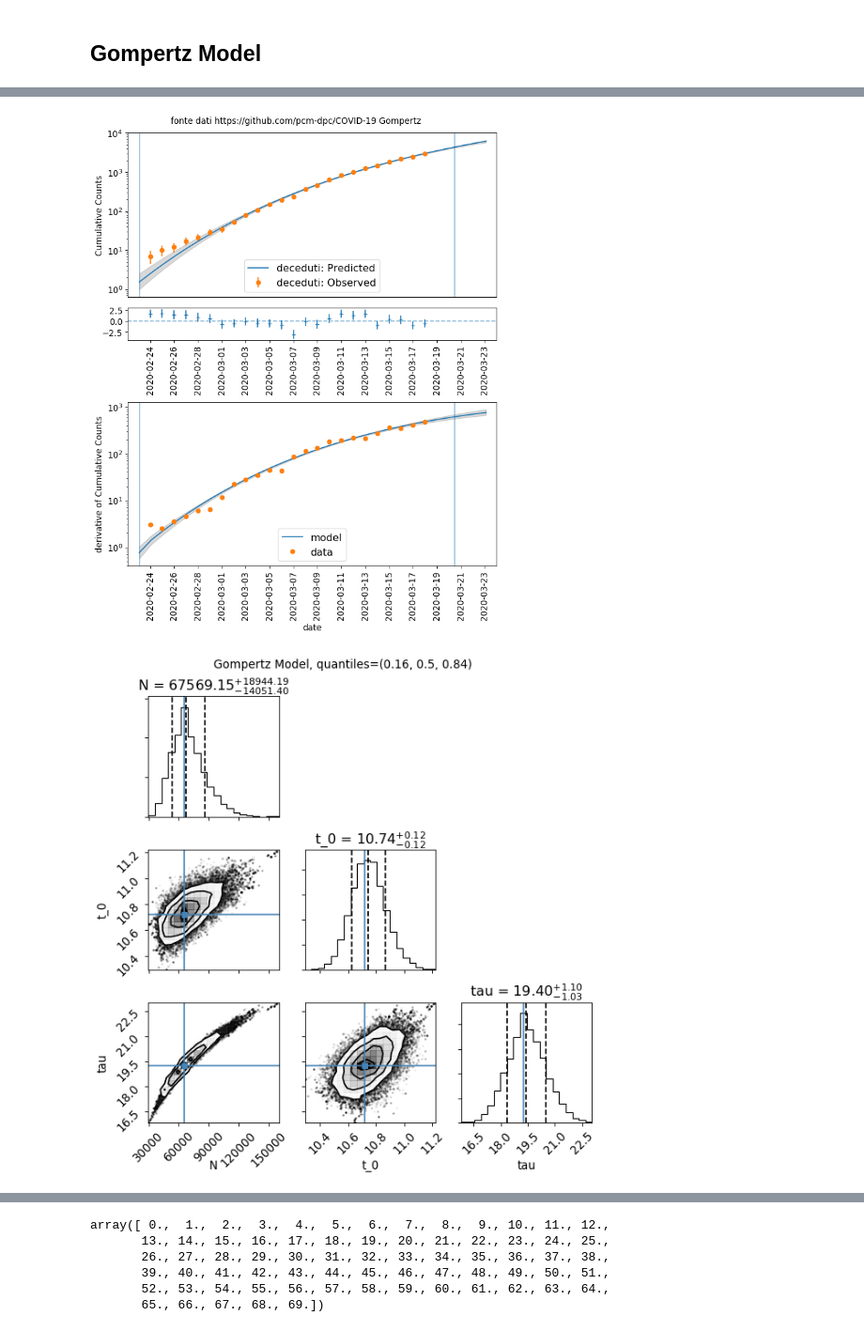
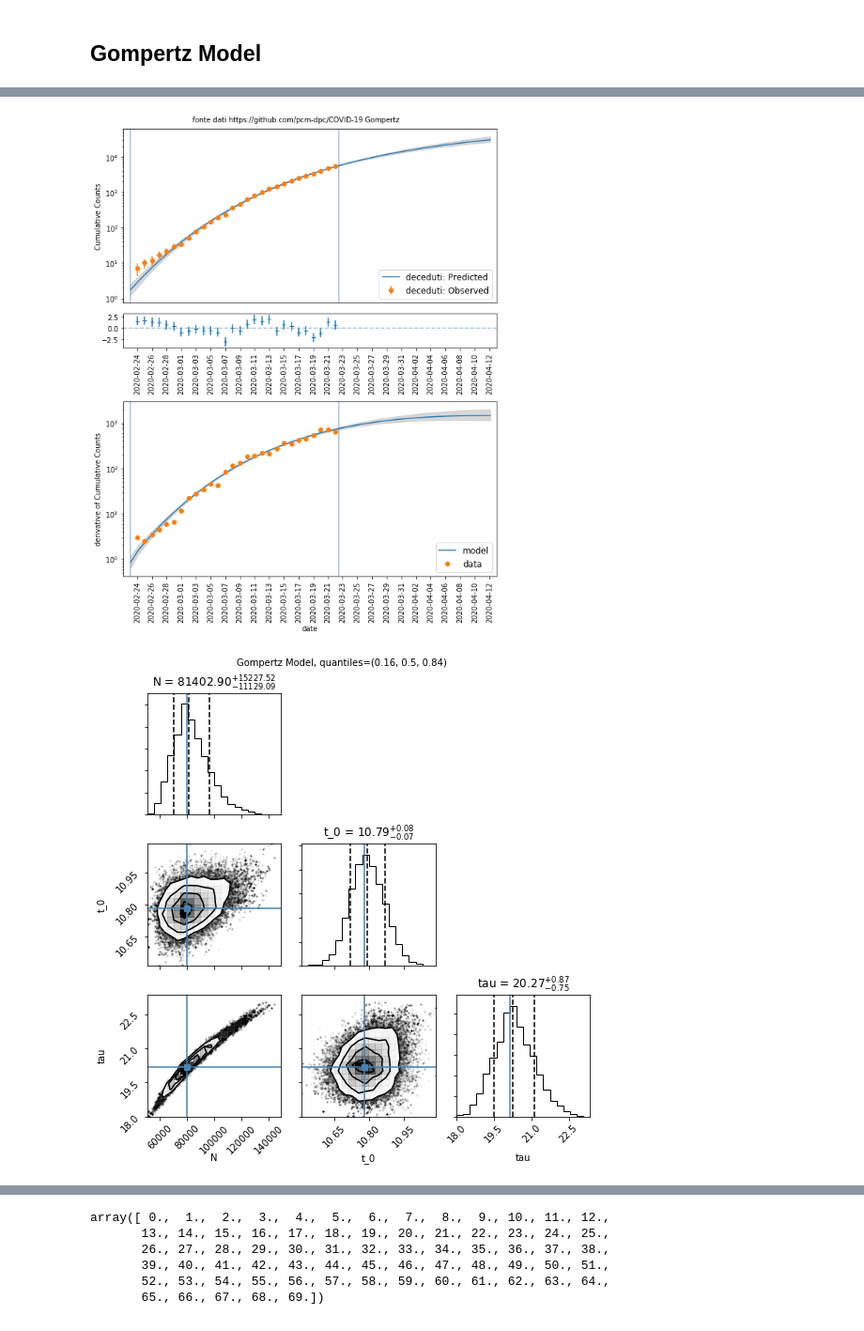
Before and after one commit to andreatramacere/covid19-analysis, a Jupyter notebook: covid_stat.ipynb, the cells around one changed output, grey strips where cells are left out. Shown at 94% size. Saved outputs shown, nothing was run; the diff lists cells and outputs as text; code cells hidden in the pictures.

```diff
--- a/covid_stat.ipynb
+++ b/covid_stat.ipynb
@@ -167,11 +180,13 @@ class Gompertz(Model):
 
         super(Gompertz,self).__init__(  **keywords)
         self.name='Gompertz'
+        self.nu_min=-100
+        self.nu_max=-100
         self.parameters = ModelParameterArray()
         self.N=1
         self.parameters.add_par(AnalyticalParameter(self,name='N',par_type='',val=1,val_min=0,val_max=None,units=''))
         self.t_0=1
-        self.parameters.add_par(AnalyticalParameter(self,name='t_0',par_type='',val=0,val_min=-30,val_max=None,units=''))
+        self.parameters.add_par(AnalyticalParameter(self,name='t_0',par_type='',val=0,val_min=None,val_max=None,units=''))
         self.tau=1
         self.parameters.add_par(AnalyticalParameter(self,name='tau',par_type='',val=1,val_min=0,val_max=None,units=''))
 
@@ -470,5 +604,19 @@ from jetset.mcmc import McmcSampler
 # %%
-def do_analysis(model,data,t_start,t_stop,t_start_model,t_stop_model,name,do_plot=True,do_mcmc=True,mcmc_steps=500,title='',do_derivative=True):
+def do_analysis(model,
+                data,
+                t_start,
+                t_stop,
+                t_start_model,
+                t_stop_model,
+                name,
+                do_plot=True,
+                do_mcmc=True,
+                mcmc_steps=500,
+                title='',
+                do_derivative=True,
+                y_label='Cumulative Counts',
+                logscale=True,
+                figsize=(8,10)):
 
 
     model.nu_min=0
@@ -476,6 +624,8 @@ def do_analysis(model,data,t_start,t_stop,t_start_model,t_stop_model,name,do_plo
 
 
     fm=FitModel(analytical=model,name='test')
+    fm.nu_min_fit=t_start
+    fm.nu_max_fit=t_stop
     bfm,mm=fit_SED(fm,data,nu_fit_start=t_start,nu_fit_stop=t_stop,minimizer='minuit',silent=True)
 
     if hasattr(model,'R0'):
@@ -491,14 +641,19 @@ def do_analysis(model,data,t_start,t_stop,t_start_model,t_stop_model,name,do_plo
     else:
         mcmc = None
     if do_plot is True:
-        fig=plot_model(mcmc,bfm.fit_Model,data,t_start_model=t_start,t_stop_model= t_stop_model,label=name,size=100,mcmc_samples=100,title=title,do_derivative=do_derivative)
+        fig=plot_model(mcmc,bfm.fit_Model,data,t_start_model=t_start_model,t_stop_model= t_stop_model,label=name,size=100,mcmc_samples=100,title=title,do_derivative=do_derivative,y_label=y_label,logscale=logscale,figsize=figsize)
+
+    fig_corner=None
+    if mcmc is not None:
+        fig_corner=mcmc.corner_plot(quantiles=(0.16,0.5,0.84))
+        fig_corner.suptitle('%s Model, quantiles=%s '%(model.name,str((0.16,0.5,0.84))),y=1.01)
+
+    plt.tight_layout()
 
 
 
 
-
-
-    return bfm,mm,mcmc,data,fig
+    return bfm,mm,mcmc,data,fig,fig_corner
 # %% [markdown]
 # Model fitting
 # %% [markdown]
@@ -602,7 +801,7 @@ None
 name='deceduti'
 data,data_diff,df =get_data_protezione_civile(name,fake_error=False)
 model=Gompertz()
-bfm,mm,mcmc,data,fig=do_analysis(model,data,t_start=0.1,t_stop=26.5,t_start_model=0.1,t_stop_model=30,name=name,mcmc_steps=500,title=' fonte dati https://github.com/pcm-dpc/COVID-19 %s '%model.name,do_mcmc=True)
+bfm,mm,mcmc,data,fig,fig_corner=do_analysis(model,data,t_start=0.1,t_stop=28.5,t_start_model=0.1,t_stop_model=50,name=name,mcmc_steps=500,title=' fonte dati https://github.com/pcm-dpc/COVID-19 %s '%model.name,do_mcmc=True)
 f=mcmc.corner_plot(quantiles=(0.16,0.5,0.84))
 f.suptitle('%s Model, quantiles=%s '%(model.name,str((0.16,0.5,0.84))),y=1.01)
 plt.tight_layout()
@@ -620,2 +819,2 @@ bounds [[0, 196649.19717255805], [-10.718299429527455, 32.154898288582366], [0,
-[figure, old version]
+[figure, new version]
-[figure, old version]
+[figure, new version]
```
Also changed, not shown: parts of 50 cells of this notebook.
